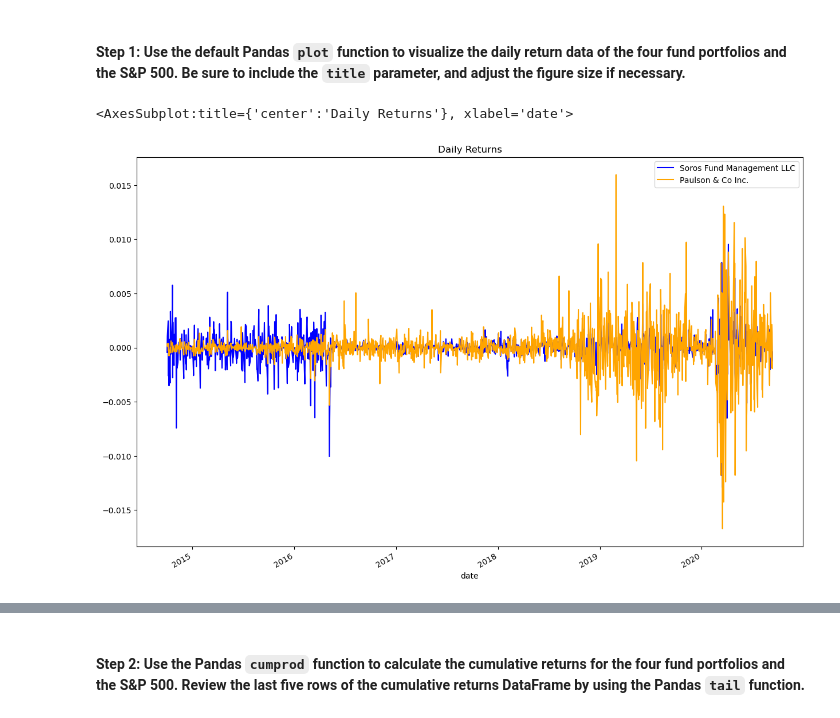
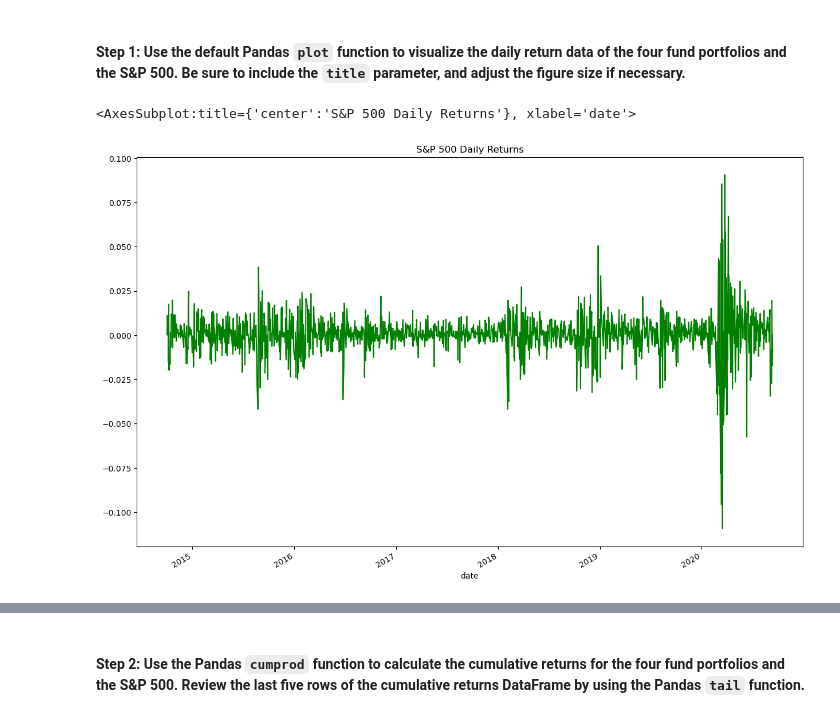
Before and after one commit to alexnovis1/Columbia_Module_4, a Jupyter notebook: Columbia_Module_4/risk_return_analysis.ipynb, the cells around one changed output, grey strips where cells are left out. Cells and saved outputs as stored; diff of their text form; code cells hidden in the pictures.

```diff
--- a/Columbia_Module_4/risk_return_analysis.ipynb
+++ b/Columbia_Module_4/risk_return_analysis.ipynb
@@ -164,25 +164,14 @@ Analyze the data to determine if any of the portfolios outperform the broader st
 # %%
 # Plot the daily return data of the 4 funds and the S&P 500
 # Inclue a title parameter and adjust the figure size
-daily_return_soros.plot(
+
+
+# S&P Daily Return
+daily_return_sp500.plot(
     figsize=(15,10),
-    title = "Soros Fund Management LLC Daily Returns",
-    color = "blue"
+    title="S&P 500 Daily Returns",
+    color = "green"
 )
-daily_return_paulson.plot(
-    figsize=(15,10),
-    label = "Paulson & Co Inc. Daily Returns"
-    color = "orange"
-
-)
-daily_return_tiger.plot(
-    figsize=(15,10)
-    label = "TIGER GLOBAL MANAGEMENT LLC"
-    color="red"
-)
-daily_return_berkshire.plot(
-    figsize=(15,10),
-    label = "
 # %% [output]
-<AxesSubplot:title={'center':'Daily Returns'}, xlabel='date'>
+<AxesSubplot:title={'center':'S&P 500 Daily Returns'}, xlabel='date'>
-[figure, old version]
+[figure, new version]
```
Also changed, not shown: parts of 21 cells of this notebook.
